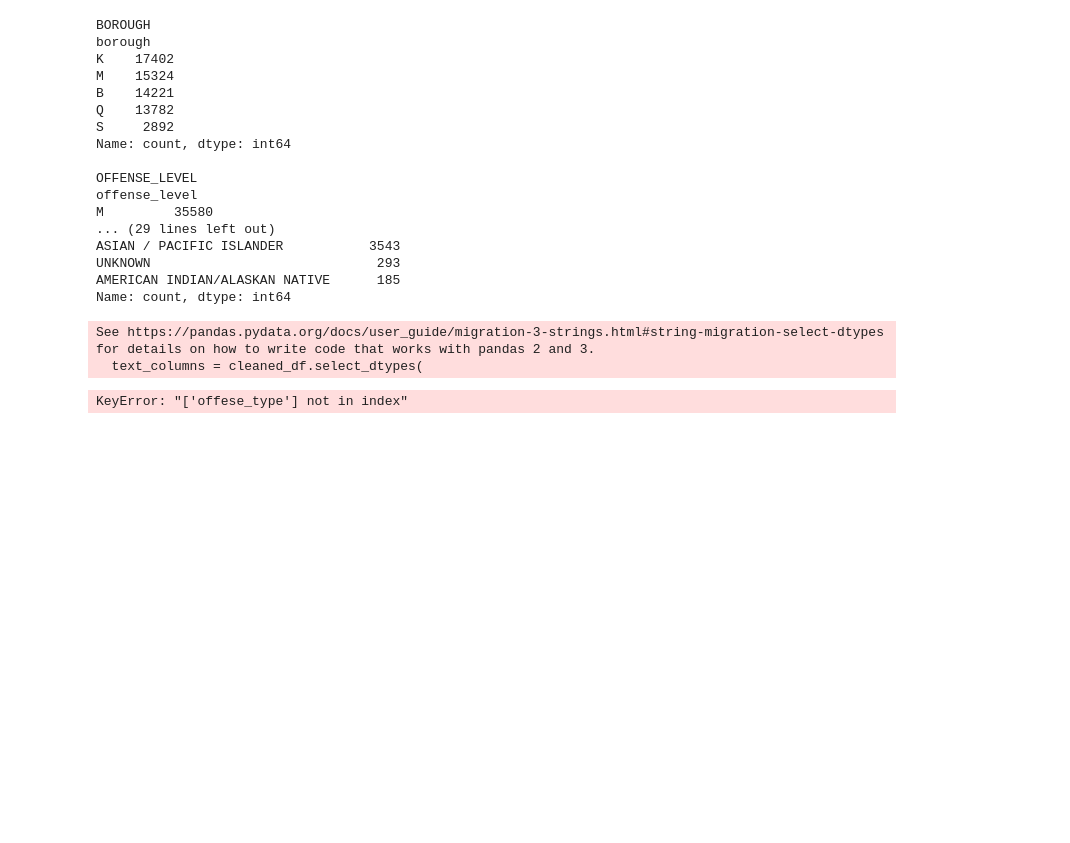
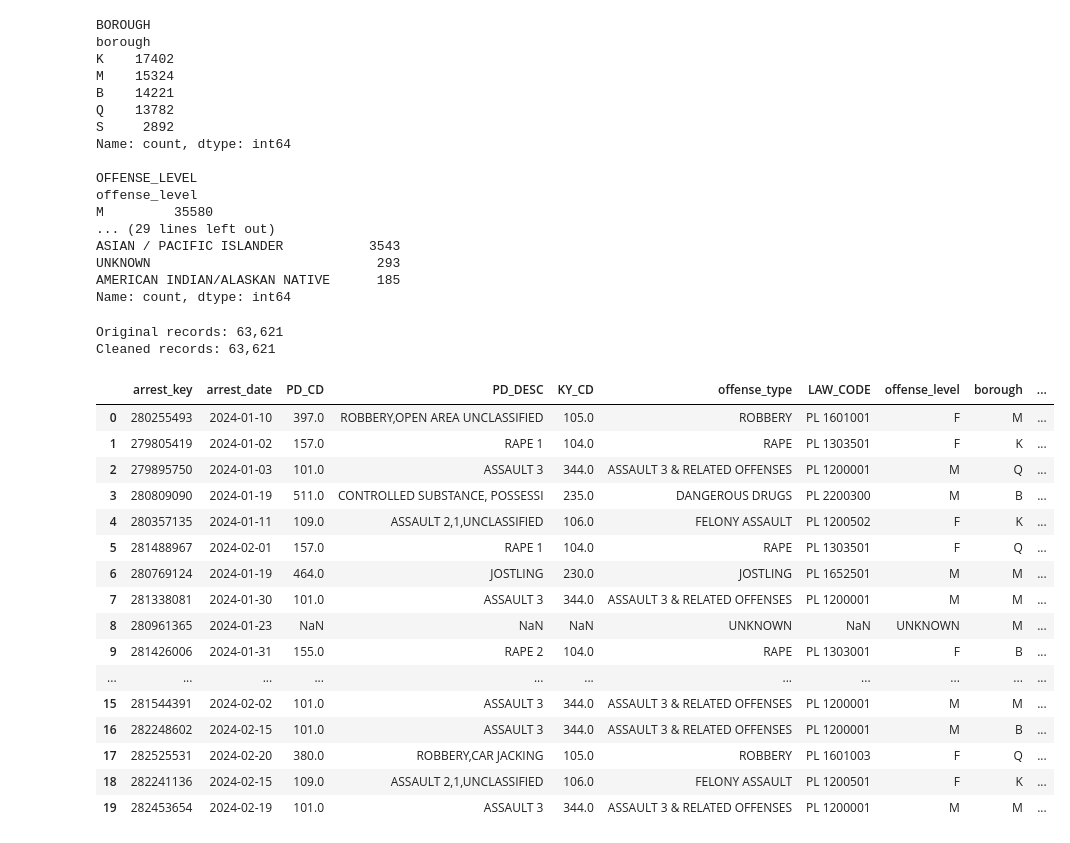
Before and after one commit to a1990alpalo/Data_Project_1, a Jupyter notebook: NYPD_arrest_analysis.ipynb, the cells around one changed output. Drawn from its saved outputs; the diff is of its cells as text; code cells hidden in the pictures; blank space fills up the shorter version.

Commit message:
Fixed typos in the def functions to correctly call the clean arrest data

```diff
--- a/NYPD_arrest_analysis.ipynb
+++ b/NYPD_arrest_analysis.ipynb
@@ -153,26 +150,32 @@ def clean_arrest_data(df):
 
     cleaned_df = df.copy()
 
-    #Remove leading and trailing spaces from text columns.
+    # Select text columns.
     text_columns = cleaned_df.select_dtypes(
-        include = "object"
+        include="str"
     ).columns
 
+    # Remove leading and trailing spaces.
     for column in text_columns:
         cleaned_df[column] = cleaned_df[column].str.strip()
 
-    #Replace blank strings with missing values.
+    # Replace blank and null-like strings with missing values.
     cleaned_df[text_columns] = cleaned_df[
         text_columns
-    ].replace("", pd.NA)
+    ].replace(
+        {
+            "": pd.NA,
+            "(null)": pd.NA,
+        }
+    )
 
-    #Convert arrest date to datetime
+    # Convert arrest date to datetime.
     cleaned_df["arrest_date"] = pd.to_datetime(
         cleaned_df["arrest_date"],
-        errors="coerce"
+        errors="coerce",
     )
 
-    #Convert coordinate to numeric values.
+    # Convert coordinates to numeric values.
     cleaned_df["latitude"] = pd.to_numeric(
         cleaned_df["latitude"],
         errors="coerce",
@@ -183,19 +186,19 @@ def clean_arrest_data(df):
         errors="coerce",
     )
 
-    #Remove completely duplicated records.
+    # Remove completely duplicated records.
     cleaned_df = cleaned_df.drop_duplicates()
 
-    #Remove duplicate arret keys.
+    # Remove duplicated arrest keys.
     cleaned_df = cleaned_df.drop_duplicates(
-        subset = "arrest_key",
-        keep = "first",
+        subset="arrest_key",
+        keep="first",
     )
 
-    #Replace missing categorical values.
+    # Replace missing categorical values.
     categorical_columns = [
         "borough",
-        "offese_type",
+        "offense_type",
         "offense_level",
         "age_group",
         "gender",
@@ -210,11 +213,27 @@ def clean_arrest_data(df):
 # %%
 cleaned_arrests_df = clean_arrest_data(arrests_df)
 
 print(f"Original records: {len(arrests_df):,}")
 print(f"Cleaned records: {len(cleaned_arrests_df):,}")
 
-cleaned_arrests_df.head()
+cleaned_arrests_df.head(20)
 # %% [output]
-See https://pandas.pydata.org/docs/user_guide/migration-3-strings.html#string-migration-select-dtypes for details on how to write code that works with pandas 2 and 3.
-  text_columns = cleaned_df.select_dtypes(
+Original records: 63,621
+Cleaned records: 63,621
-KeyError: "['offese_type'] not in index"
+|  | arrest_key | arrest_date | PD_CD | PD_DESC | KY_CD | offense_type | LAW_CODE | offense_level | borough | ... |
+| 0 | 280255493 | 2024-01-10 | 397.0 | ROBBERY,OPEN AREA UNCLASSIFIED | 105.0 | ROBBERY | PL 1601001 | F | M | ... |
+| 1 | 279805419 | 2024-01-02 | 157.0 | RAPE 1 | 104.0 | RAPE | PL 1303501 | F | K | ... |
+| 2 | 279895750 | 2024-01-03 | 101.0 | ASSAULT 3 | 344.0 | ASSAULT 3 & RELATED OFFENSES | PL 1200001 | M | Q | ... |
+| 3 | 280809090 | 2024-01-19 | 511.0 | CONTROLLED SUBSTANCE, POSSESSI | 235.0 | DANGEROUS DRUGS | PL 2200300 | M | B | ... |
+| 4 | 280357135 | 2024-01-11 | 109.0 | ASSAULT 2,1,UNCLASSIFIED | 106.0 | FELONY ASSAULT | PL 1200502 | F | K | ... |
+| 5 | 281488967 | 2024-02-01 | 157.0 | RAPE 1 | 104.0 | RAPE | PL 1303501 | F | Q | ... |
+| 6 | 280769124 | 2024-01-19 | 464.0 | JOSTLING | 230.0 | JOSTLING | PL 1652501 | M | M | ... |
+| 7 | 281338081 | 2024-01-30 | 101.0 | ASSAULT 3 | 344.0 | ASSAULT 3 & RELATED OFFENSES | PL 1200001 | M | M | ... |
+| 8 | 280961365 | 2024-01-23 | NaN | NaN | NaN | UNKNOWN | NaN | UNKNOWN | M | ... |
+| 9 | 281426006 | 2024-01-31 | 155.0 | RAPE 2 | 104.0 | RAPE | PL 1303001 | F | B | ... |
+| ... | ... | ... | ... | ... | ... | ... | ... | ... | ... | ... |
+| 15 | 281544391 | 2024-02-02 | 101.0 | ASSAULT 3 | 344.0 | ASSAULT 3 & RELATED OFFENSES | PL 1200001 | M | M | ... |
+| 16 | 282248602 | 2024-02-15 | 101.0 | ASSAULT 3 | 344.0 | ASSAULT 3 & RELATED OFFENSES | PL 1200001 | M | B | ... |
+| 17 | 282525531 | 2024-02-20 | 380.0 | ROBBERY,CAR JACKING | 105.0 | ROBBERY | PL 1601003 | F | Q | ... |
+| 18 | 282241136 | 2024-02-15 | 109.0 | ASSAULT 2,1,UNCLASSIFIED | 106.0 | FELONY ASSAULT | PL 1200501 | F | K | ... |
+| 19 | 282453654 | 2024-02-19 | 101.0 | ASSAULT 3 | 344.0 | ASSAULT 3 & RELATED OFFENSES | PL 1200001 | M | M | ... |
```
Also changed, not shown: parts of 1 cell of this notebook, 2 other files.
